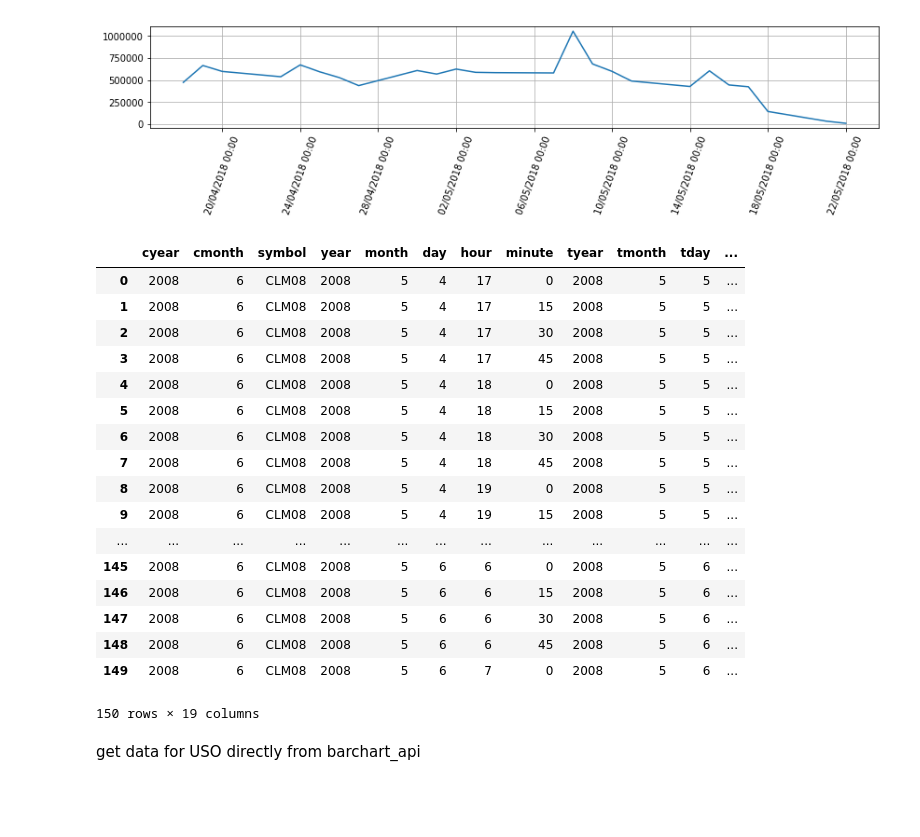
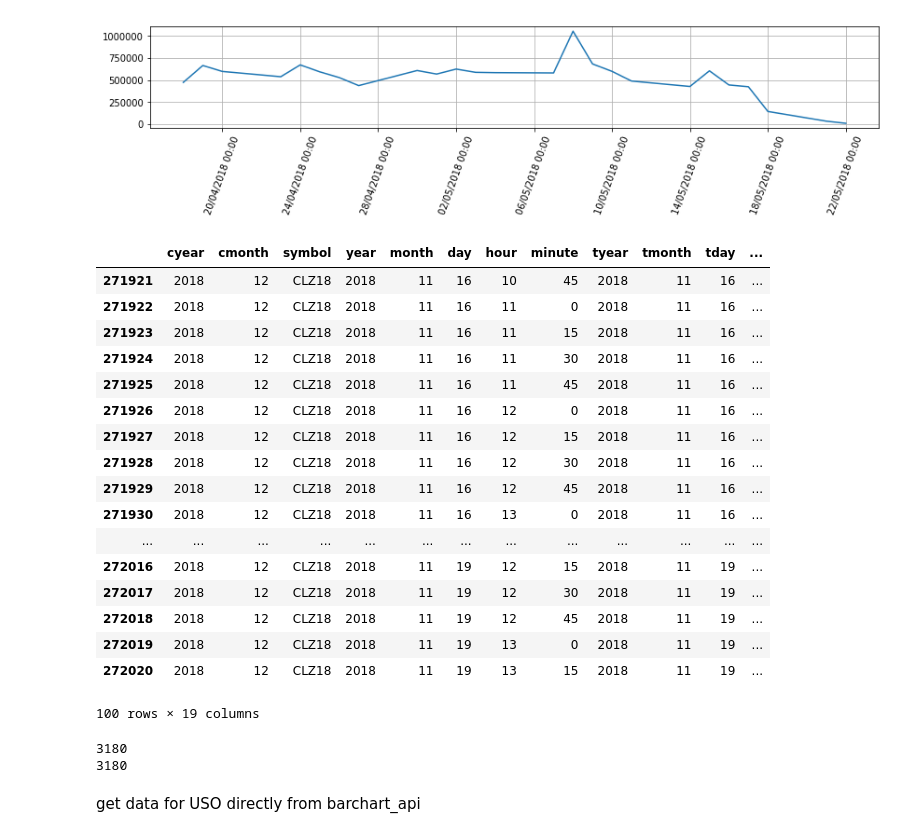
Before and after one commit to bgithub1/barchartapi, a Jupyter notebook: barchartapi/futures_merge.ipynb, the cells around one changed output. Cells and saved outputs as stored; diff of their text form; code cells hidden in the pictures; blank space fills up the shorter version.

```diff
--- a/barchartapi/futures_merge.ipynb
+++ b/barchartapi/futures_merge.ipynb
@@ -249,39 +310,36 @@ futs.plot_candles(dfcv=df3_daily)
 201804010000
 [figure]
 [figure]
-# %%
-#scale bars
-df_scaled = futs.scale_df(df_minute_data=df2,scale_factor=15)
-# df_scaled = df2.copy()
-# scale_columns = list(scale_functions.keys())
-# df_scaled['minute_scaled'] = df_scaled.minute.apply(lambda i: (int(str(i)[-2:])//scale_factor)*scale_factor)
-# index_columns_to_use = list(set(index_columns+['minute_scaled']) - set(['minute','yyyymmddhhmm']))
-# df_scaled = df_scaled.groupby(index_columns_to_use,as_index=False).agg(scale_functions)
-# df_scaled = df_scaled.rename(columns={'minute_scaled':'minute'})
-# df_scaled['yyyymmddhhmm'] = df_scaled.apply(lambda r: '%04d%02d%02d%02d%02d' %(r.year,r.month,r.day,r.hour,r.minute),axis=1)
-# df_scaled = df_scaled.sort_values(index_columns)
-# df_scaled.index = range(len(df_scaled))
-# df_scaled = df_scaled[index_columns+scale_columns]
-df_scaled.iloc[:scale_factor*10]
-# %% [output]
-|  | cyear | cmonth | symbol | year | month | day | hour | minute | tyear | tmonth | tday | ... |
-| 0 | 2008 | 6 | CLM08 | 2008 | 5 | 4 | 17 | 0 | 2008 | 5 | 5 | ... |
-| 1 | 2008 | 6 | CLM08 | 2008 | 5 | 4 | 17 | 15 | 2008 | 5 | 5 | ... |
-| 2 | 2008 | 6 | CLM08 | 2008 | 5 | 4 | 17 | 30 | 2008 | 5 | 5 | ... |
-| 3 | 2008 | 6 | CLM08 | 2008 | 5 | 4 | 17 | 45 | 2008 | 5 | 5 | ... |
-| 4 | 2008 | 6 | CLM08 | 2008 | 5 | 4 | 18 | 0 | 2008 | 5 | 5 | ... |
-| 5 | 2008 | 6 | CLM08 | 2008 | 5 | 4 | 18 | 15 | 2008 | 5 | 5 | ... |
-| 6 | 2008 | 6 | CLM08 | 2008 | 5 | 4 | 18 | 30 | 2008 | 5 | 5 | ... |
-| 7 | 2008 | 6 | CLM08 | 2008 | 5 | 4 | 18 | 45 | 2008 | 5 | 5 | ... |
-| 8 | 2008 | 6 | CLM08 | 2008 | 5 | 4 | 19 | 0 | 2008 | 5 | 5 | ... |
-| 9 | 2008 | 6 | CLM08 | 2008 | 5 | 4 | 19 | 15 | 2008 | 5 | 5 | ... |
-| ... | ... | ... | ... | ... | ... | ... | ... | ... | ... | ... | ... | ... |
-| 145 | 2008 | 6 | CLM08 | 2008 | 5 | 6 | 6 | 0 | 2008 | 5 | 6 | ... |
-| 146 | 2008 | 6 | CLM08 | 2008 | 5 | 6 | 6 | 15 | 2008 | 5 | 6 | ... |
-| 147 | 2008 | 6 | CLM08 | 2008 | 5 | 6 | 6 | 30 | 2008 | 5 | 6 | ... |
-| 148 | 2008 | 6 | CLM08 | 2008 | 5 | 6 | 6 | 45 | 2008 | 5 | 6 | ... |
-| 149 | 2008 | 6 | CLM08 | 2008 | 5 | 6 | 7 | 0 | 2008 | 5 | 6 | ... |
-150 rows × 19 columns
+# %%
+#scale bars
+scale_factor=15
+df_scaled = futs.scale_df(df_minute_data=df2,scale_factor=scale_factor)
+df_scaled.tail(100)
+# %% [output]
+|  | cyear | cmonth | symbol | year | month | day | hour | minute | tyear | tmonth | tday | ... |
+| 271921 | 2018 | 12 | CLZ18 | 2018 | 11 | 16 | 10 | 45 | 2018 | 11 | 16 | ... |
+| 271922 | 2018 | 12 | CLZ18 | 2018 | 11 | 16 | 11 | 0 | 2018 | 11 | 16 | ... |
+| 271923 | 2018 | 12 | CLZ18 | 2018 | 11 | 16 | 11 | 15 | 2018 | 11 | 16 | ... |
+| 271924 | 2018 | 12 | CLZ18 | 2018 | 11 | 16 | 11 | 30 | 2018 | 11 | 16 | ... |
+| 271925 | 2018 | 12 | CLZ18 | 2018 | 11 | 16 | 11 | 45 | 2018 | 11 | 16 | ... |
+| 271926 | 2018 | 12 | CLZ18 | 2018 | 11 | 16 | 12 | 0 | 2018 | 11 | 16 | ... |
+| 271927 | 2018 | 12 | CLZ18 | 2018 | 11 | 16 | 12 | 15 | 2018 | 11 | 16 | ... |
+| 271928 | 2018 | 12 | CLZ18 | 2018 | 11 | 16 | 12 | 30 | 2018 | 11 | 16 | ... |
+| 271929 | 2018 | 12 | CLZ18 | 2018 | 11 | 16 | 12 | 45 | 2018 | 11 | 16 | ... |
+| 271930 | 2018 | 12 | CLZ18 | 2018 | 11 | 16 | 13 | 0 | 2018 | 11 | 16 | ... |
+| ... | ... | ... | ... | ... | ... | ... | ... | ... | ... | ... | ... | ... |
+| 272016 | 2018 | 12 | CLZ18 | 2018 | 11 | 19 | 12 | 15 | 2018 | 11 | 19 | ... |
+| 272017 | 2018 | 12 | CLZ18 | 2018 | 11 | 19 | 12 | 30 | 2018 | 11 | 19 | ... |
+| 272018 | 2018 | 12 | CLZ18 | 2018 | 11 | 19 | 12 | 45 | 2018 | 11 | 19 | ... |
+| 272019 | 2018 | 12 | CLZ18 | 2018 | 11 | 19 | 13 | 0 | 2018 | 11 | 19 | ... |
+| 272020 | 2018 | 12 | CLZ18 | 2018 | 11 | 19 | 13 | 15 | 2018 | 11 | 19 | ... |
+100 rows × 19 columns
+# %%
+print(df_scaled[(df_scaled.hour==10)&(df_scaled.symbol=='CLM08')].volume.sum())
+print(df2[(df2.hour==10)&(df2.symbol=='CLM08')].volume.sum())
+# %% [output]
+3180
+3180
 # %% [markdown]
 get data for USO directly from barchart_api
 # %%
```
Also changed, not shown: parts of 16 cells of this notebook, 3 other files.
